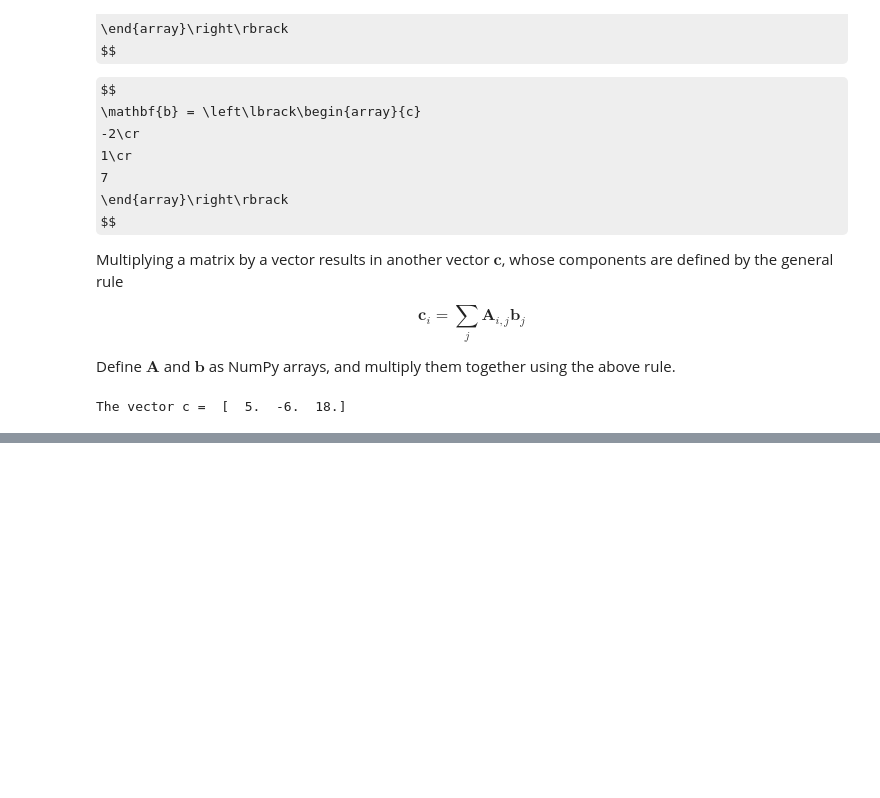
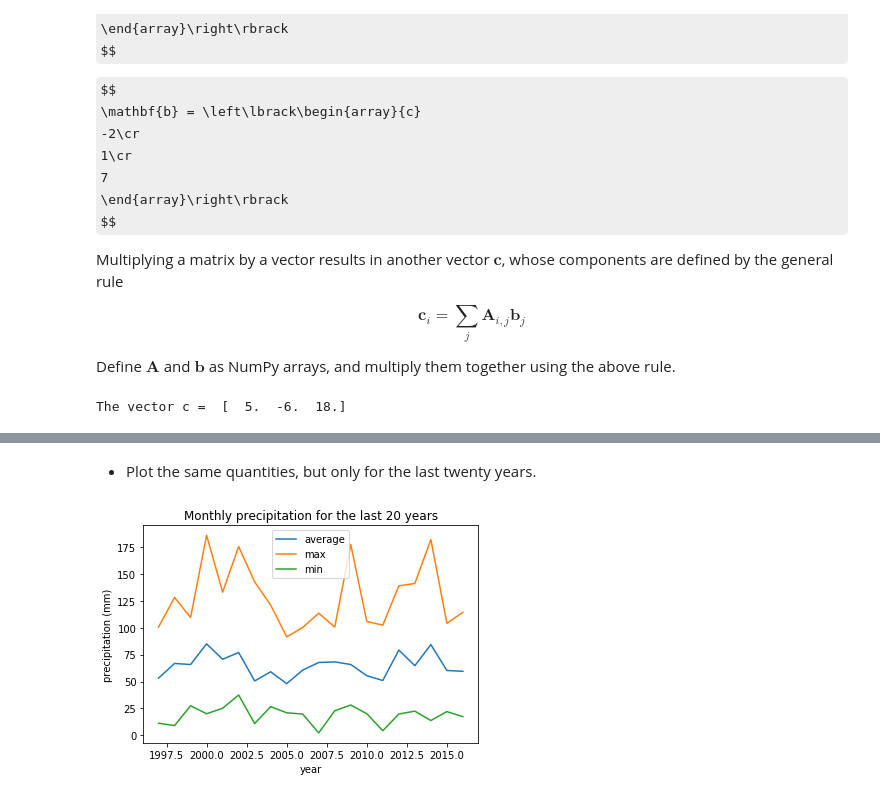
Before and after one commit to ggorman/Introduction-to-programming-for-geoscientists, a Jupyter notebook: notebook/Lecture-5-Introduction-to-programming-for-geoscientists-Solutions.ipynb, the cells around one changed output, grey strips where cells are left out. Drawn from its saved outputs; the diff is of its cells as text; code cells hidden in the pictures; some formulas as TeX source; blank space fills up the shorter version.

```diff
--- a/notebook/Lecture-5-Introduction-to-programming-for-geoscientists-Solutions.ipynb
+++ b/notebook/Lecture-5-Introduction-to-programming-for-geoscientists-Solutions.ipynb
@@ -323,0 +397,11 @@ The vector c =  [  5.  -6.  18.]
+# %% [markdown]
+ - Plot the same quantities, but only for the last twenty years.
+# %%
+plot(years[-20:], avg_data[-20:], years[-20:], max_data[-20:], years[-20:], min_data[-20:])
+legend(("average", "max", "min"), loc='best')
+title("Monthly precipitation for the last 20 years")
+xlabel("year")
+ylabel("precipitation (mm)")
+show()
+# %% [output]
+[figure, added]
```
Also changed, not shown: parts of 9 cells of this notebook, 1 other file.
